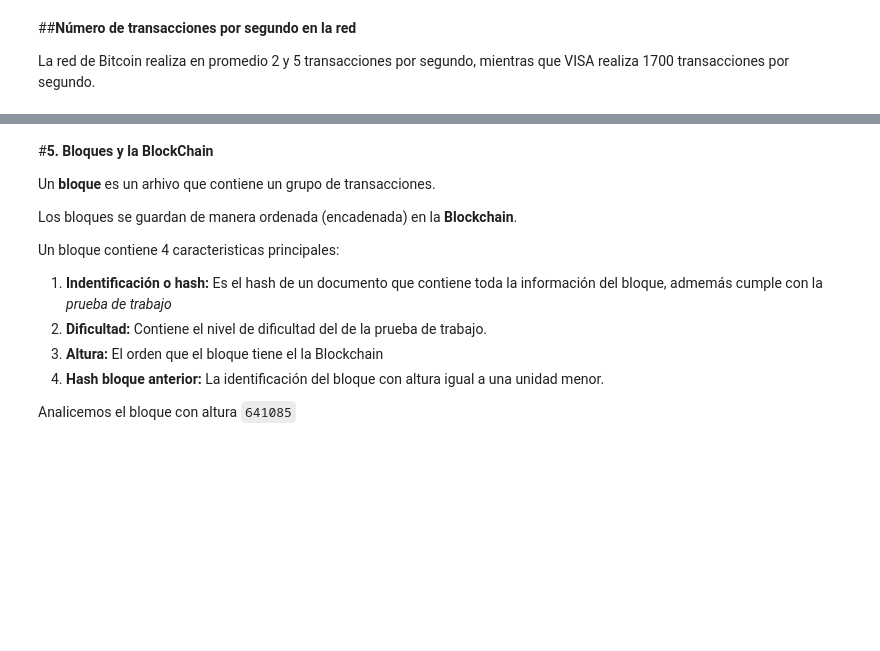
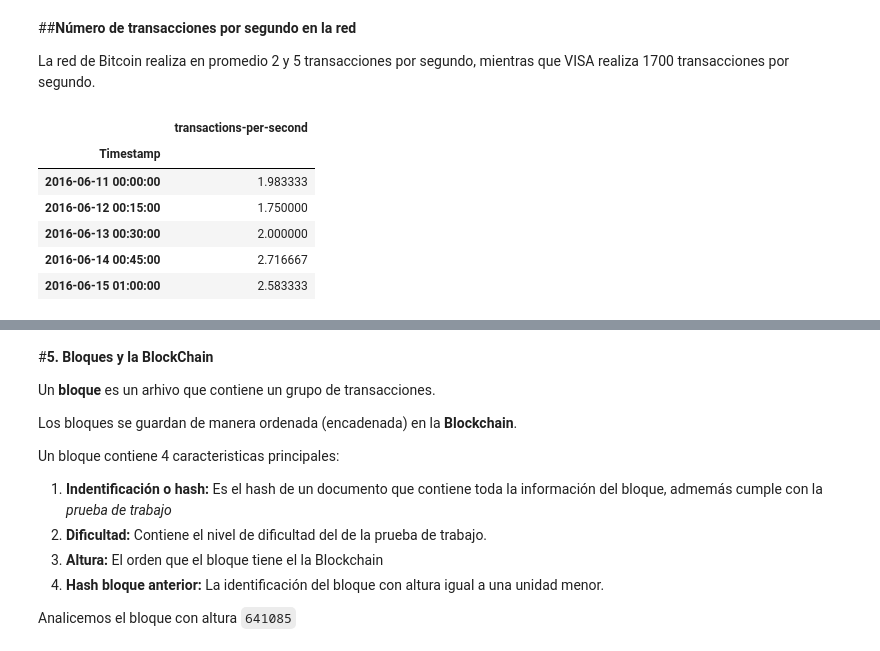
Before and after one commit to garestrear/Curso_de_Python, a Jupyter notebook: Sesion5/S5_Explorando_Bitcoin_con_Python.ipynb, the cells around one changed output, grey strips where cells are left out. Cells and saved outputs as stored; diff of their text form; code cells hidden in the pictures; blank space fills up the shorter version.

```diff
--- a/Sesion5/S5_Explorando_Bitcoin_con_Python.ipynb
+++ b/Sesion5/S5_Explorando_Bitcoin_con_Python.ipynb
@@ -395,8 +471,17 @@ La red de Bitcoin realiza en promedio 2 y 5 transacciones por segundo, mientras
 # %%
-tran_per_sec = pd.read_csv('https://github.com/garestrear/Curso_de_Python/blob/master/Sesion5/S5_transactions-per-second')
+#tran_per_sec = pd.read_csv('https://github.com/garestrear/Curso_de_Python/blob/master/Sesion5/S5_transactions-per-second')
+tran_per_sec = pd.read_csv('https://raw.githubusercontent.com/garestrear/Curso_de_Python/master/Sesion5/S5_transactions-per-second')
 tran_per_sec['Timestamp'] = pd.to_datetime(tran_per_sec['Timestamp'])
 tran_per_sec.set_index('Timestamp', inplace=True)
 tran_per_sec.head()
+# %% [output]
+|  | transactions-per-second |
+| Timestamp |  |
+| 2016-06-11 00:00:00 | 1.983333 |
+| 2016-06-12 00:15:00 | 1.750000 |
+| 2016-06-13 00:30:00 | 2.000000 |
+| 2016-06-14 00:45:00 | 2.716667 |
+| 2016-06-15 01:00:00 | 2.583333 |
 # %%
 tran_per_sec.plot(figsize =(14,7), kind = 'bar', color = 'k', alpha=0.6,xticks = [], width=0.6)
 plt.show()
```
Also changed, not shown: parts of 38 cells of this notebook.
